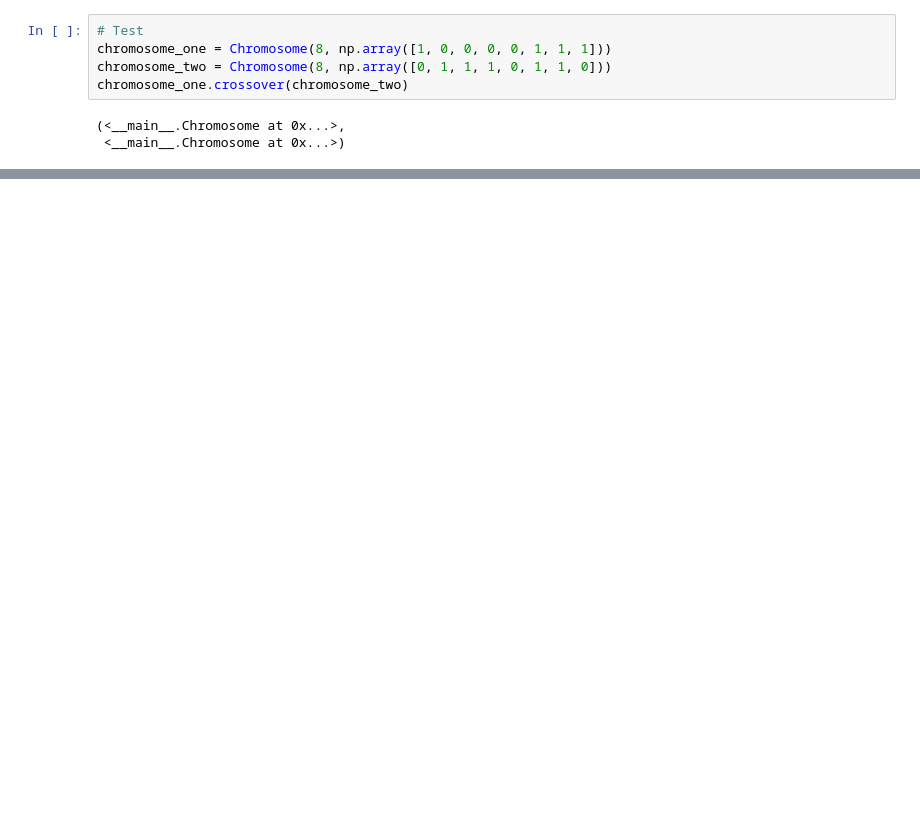
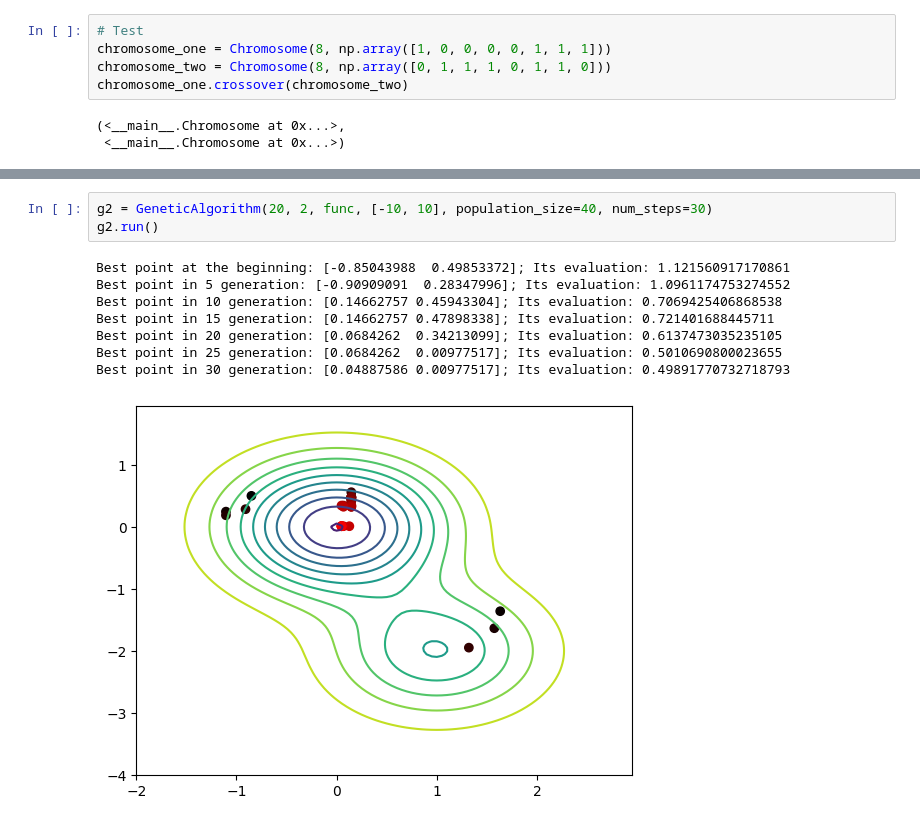
Before and after one commit to JakubDziegielewski/WSI_tutorials, a Jupyter notebook: zadanie_2.ipynb, the cells around one changed output, grey strips where cells are left out. Saved outputs shown, nothing was run; the diff lists cells and outputs as text; blank space fills up the shorter version.

```diff
--- a/zadanie_2.ipynb
+++ b/zadanie_2.ipynb
@@ -206,0 +203,12 @@ Best point after 50 step: [-0.00305185  0.00305185]; Its evaluation: 0.496710843
+# %%
+g2 = GeneticAlgorithm(20, 2, func, [-10, 10], population_size=40, num_steps=30)
+g2.run()
+# %% [output]
+Best point at the beginning: [-0.85043988  0.49853372]; Its evaluation: 1.121560917170861
+Best point in 5 generation: [-0.90909091  0.28347996]; Its evaluation: 1.0961174753274552
+Best point in 10 generation: [0.14662757 0.45943304]; Its evaluation: 0.7069425406868538
+Best point in 15 generation: [0.14662757 0.47898338]; Its evaluation: 0.721401688445711
+Best point in 20 generation: [0.0684262  0.34213099]; Its evaluation: 0.6137473035235105
+Best point in 25 generation: [0.0684262  0.00977517]; Its evaluation: 0.5010690800023655
+Best point in 30 generation: [0.04887586 0.00977517]; Its evaluation: 0.49891770732718793
+[figure, added]
```
Also changed, not shown: parts of 4 cells of this notebook.
